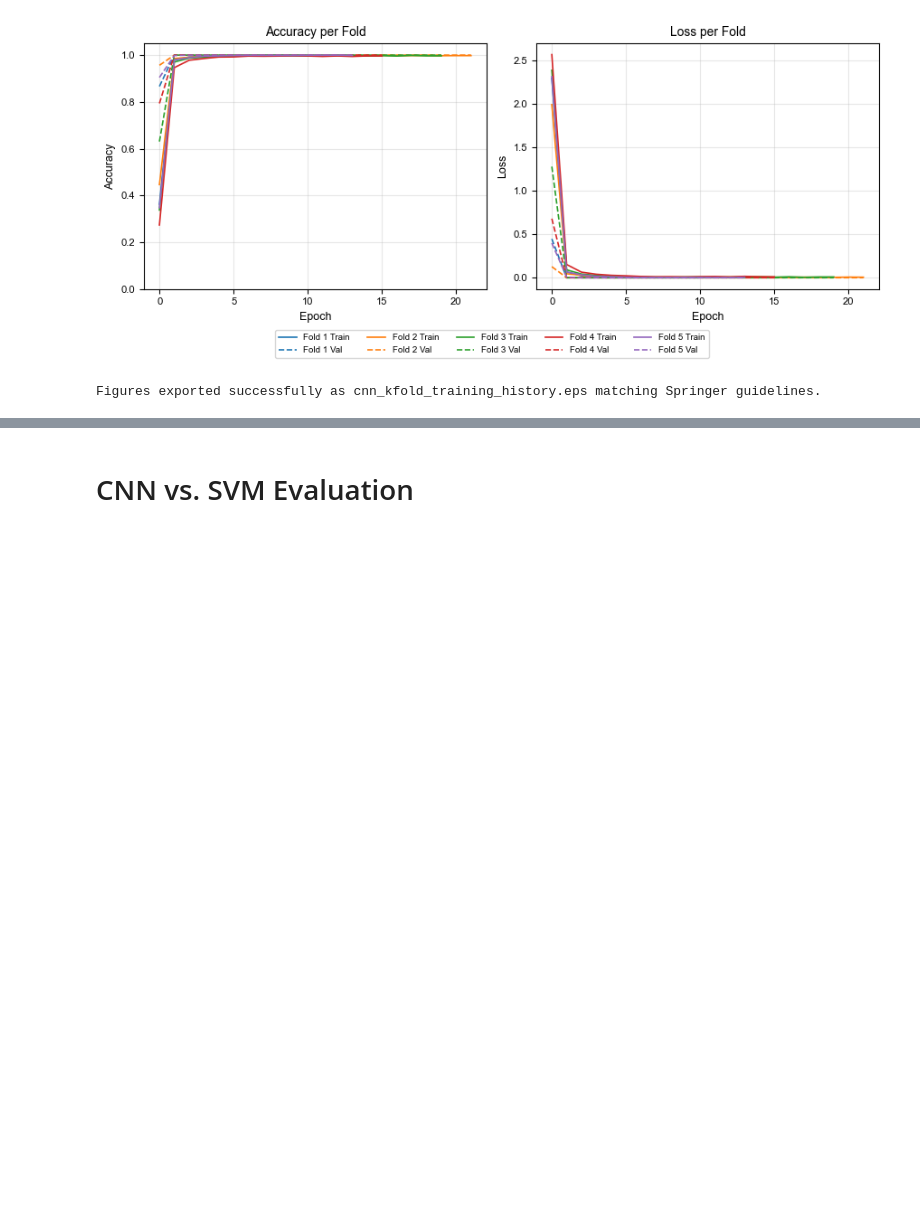
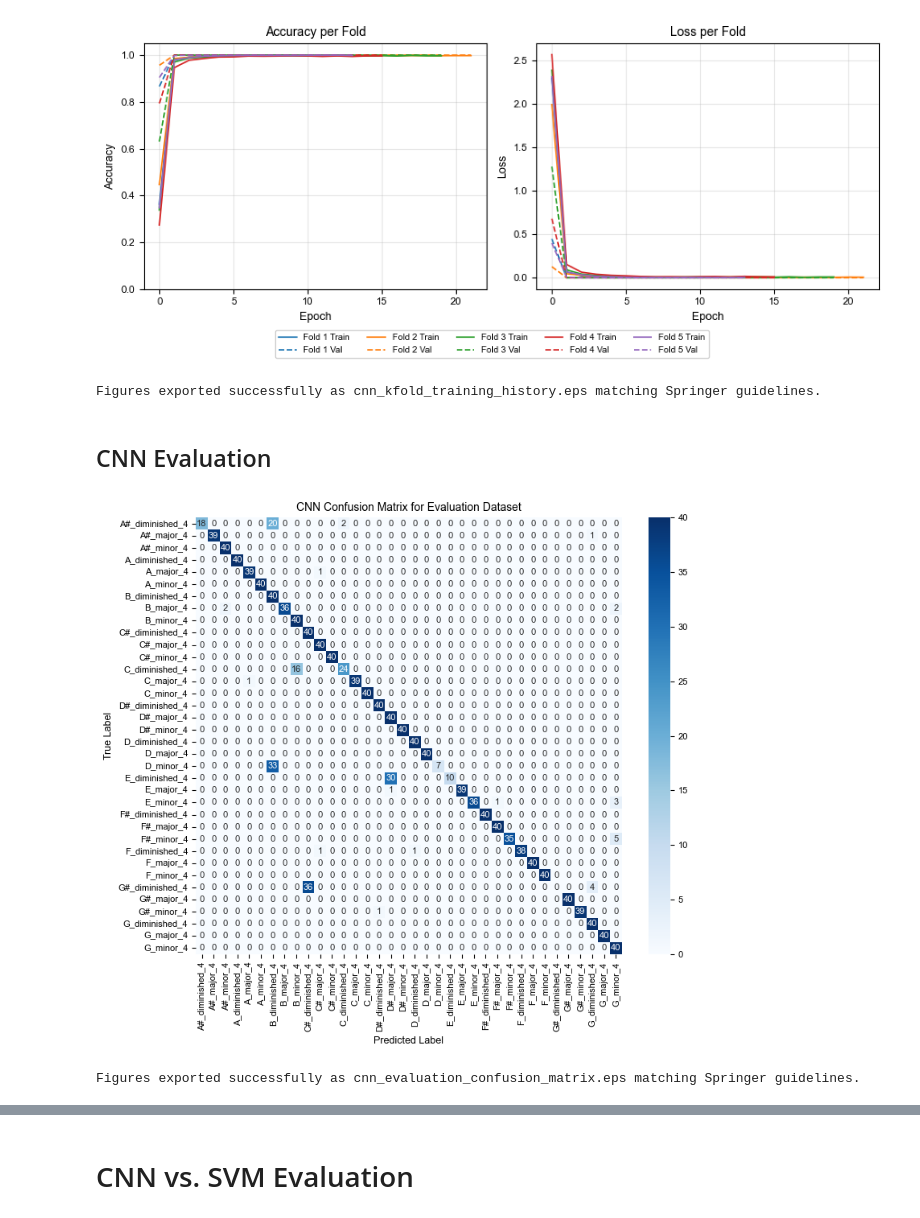
Before and after one commit to sglkc/chord-detector, a Jupyter notebook: training/notebooks/graphics/graphs.ipynb, the cells around one changed output, grey strips where cells are left out. Saved outputs shown, nothing was run; the diff lists cells and outputs as text; code cells hidden in the pictures; blank space fills up the shorter version.

```diff
--- a/training/notebooks/graphics/graphs.ipynb
+++ b/training/notebooks/graphics/graphs.ipynb
@@ -257,3 +320,81 @@ export_plot("cnn_kfold_training_history")
 The PostScript backend does not support transparency; partially transparent artists will be rendered opaque.
 [figure]
 Figures exported successfully as cnn_kfold_training_history.eps matching Springer guidelines.
+# %% [markdown]
+## CNN Evaluation
+# %%
+import matplotlib.pyplot as plt
+import numpy as np
+import seaborn as sns
+
+# Define the 36 chord classes in order
+class_labels = [
+    'A#_diminished_4', 'A#_major_4', 'A#_minor_4',
+    'A_diminished_4',  'A_major_4',  'A_minor_4',
+    'B_diminished_4',  'B_major_4',  'B_minor_4',
+    'C#_diminished_4', 'C#_major_4', 'C#_minor_4',
+    'C_diminished_4',  'C_major_4',  'C_minor_4',
+    'D#_diminished_4', 'D#_major_4', 'D#_minor_4',
+    'D_diminished_4',  'D_major_4',  'D_minor_4',
+    'E_diminished_4',  'E_major_4',  'E_minor_4',
+    'F#_diminished_4', 'F#_major_4', 'F#_minor_4',
+    'F_diminished_4',  'F_major_4',  'F_minor_4',
+    'G#_diminished_4', 'G#_major_4', 'G#_minor_4',
+    'G_diminished_4',  'G_major_4',  'G_minor_4',
+]
+
+n_classes = len(class_labels)
+cm = np.zeros((n_classes, n_classes), dtype=int)
+
+# Populate diagonal and off-diagonal counts exactly from the dataset matrix
+cm[0, 0] = 18;  cm[0, 6] = 20;  cm[0, 12] = 2
+cm[1, 1] = 39;  cm[1, 33] = 1
+cm[2, 2] = 40
+cm[3, 3] = 40
+cm[4, 4] = 39;  cm[4, 10] = 1
+cm[5, 5] = 40
+cm[6, 6] = 40
+cm[7, 7] = 36;  cm[7, 2] = 2;   cm[7, 35] = 2
+cm[8, 8] = 40
+cm[9, 9] = 40
+cm[10, 10] = 40
+cm[11, 11] = 40
+cm[12, 12] = 24; cm[12, 8] = 16
+cm[13, 13] = 39; cm[13, 4] = 1
+cm[14, 14] = 40
+cm[15, 15] = 40
+cm[16, 16] = 40
+cm[17, 17] = 40
+cm[18, 18] = 40
+cm[19, 19] = 40
+cm[20, 20] = 7;   cm[20, 6] = 33
+cm[21, 21] = 10;  cm[21, 16] = 30
+cm[22, 22] = 39;  cm[22, 16] = 1
+cm[23, 23] = 36;  cm[23, 25] = 1;  cm[23, 35] = 3
+cm[24, 24] = 40
+cm[25, 25] = 40
+cm[26, 26] = 35;  cm[26, 35] = 5
+cm[27, 27] = 38;  cm[27, 10] = 1;  cm[27, 18] = 1
+cm[28, 28] = 40
+cm[29, 29] = 40
+cm[30, 9] = 36;  cm[30, 33] = 4  # Note: G#_diminished_4 diagonal is 0
+cm[31, 31] = 40
+cm[32, 32] = 39;  cm[32, 15] = 1
+cm[33, 33] = 40
+cm[34, 34] = 40
+cm[35, 35] = 40
+
+# Generate Plot
+fig, ax = plt.subplots(figsize=(8, 7))
+sns.heatmap(cm, annot=True, fmt='d', cmap='Blues',
+            xticklabels=class_labels, yticklabels=class_labels, ax=ax)
+
+ax.set_xlabel('Predicted Label')
+ax.set_ylabel('True Label')
+ax.set_title('CNN Confusion Matrix for Evaluation Dataset')
+
+plt.tight_layout()
+export_plot("cnn_evaluation_confusion_matrix")
+# %% [output]
+[figure, added]
+Figures exported successfully as cnn_evaluation_confusion_matrix.eps matching Springer guidelines.
```
Also changed, not shown: parts of 9 cells of this notebook.
